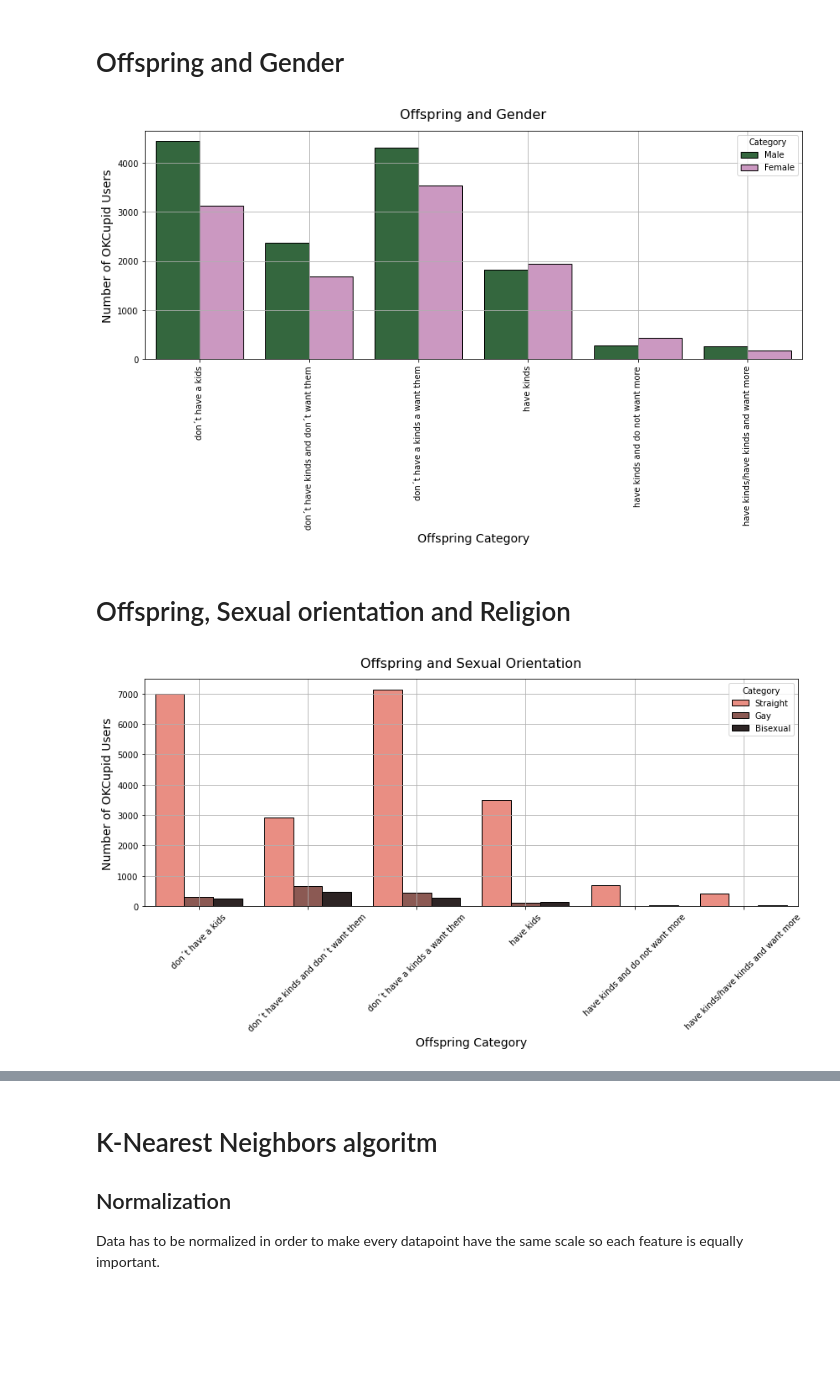
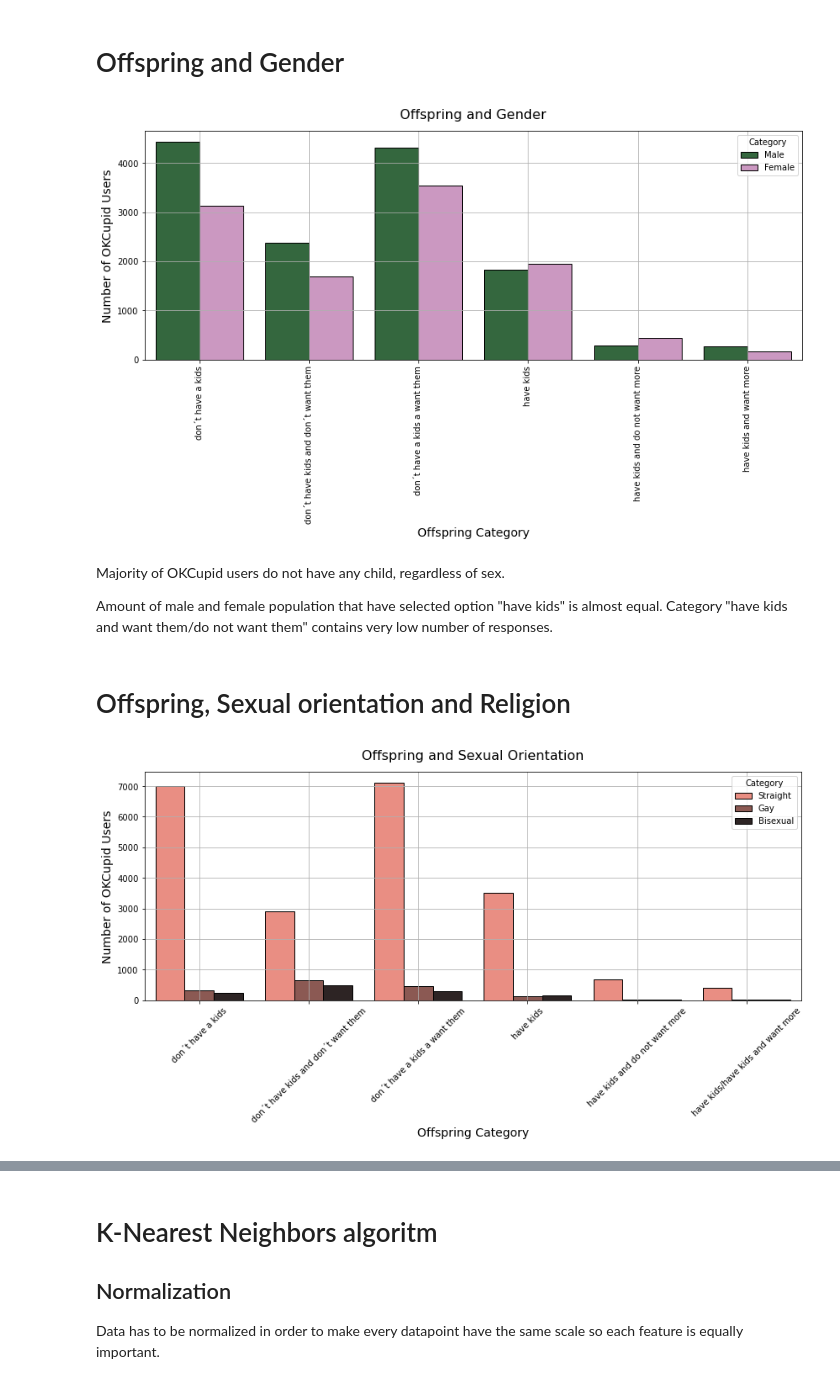
Before and after one commit to pvlasak/Codecademy_Build_ML_Model, a Jupyter notebook: Date_App_OKCupid___Project_ML__.ipynb, the cells around one changed output, grey strips where cells are left out. Saved outputs shown, nothing was run; the diff lists cells and outputs as text; code cells hidden in the pictures; blank space fills up the shorter version.

```diff
--- a/Date_App_OKCupid___Project_ML__.ipynb
+++ b/Date_App_OKCupid___Project_ML__.ipynb
@@ -1012,27 +1290,31 @@ ax1.pie(data_job_pie, labels = labels_job_pie, colors=color_job_pie,
 # %%
 fig, axes = plt.subplots(1,1, figsize=(14,5))
 (ax1) = axes
 
 
 title = 'Offspring and Gender'
 
 xlabel = 'Offspring Category'
 ylabel = 'Number of OKCupid Users'
-x_ticks_labels = ['don´t have a kids', 'don´t have kinds and don´t want them', 'don´t have a kinds a want them',
-                    'have kinds', 'have kinds and do not want more', 'have kinds/have kinds and want more']
+x_ticks_labels = ['don´t have a kids', 'don´t have kids and don´t want them', 'don´t have a kids a want them',
+                    'have kids', 'have kids and do not want more', 'have kids and want more']
 
 
 df_a = df.query("sex_code == 0").assign(count = 1).groupby("offspring_code").count()[["count"]].assign(Category = "Male")
 df_b = df.query("sex_code == 1").assign(count = 1).groupby("offspring_code").count()[["count"]].assign(Category = "Female")
 df_plot = pd.concat([df_a, df_b], axis = 0)
 sns.barplot(x = df_plot.index, y = 'count', hue = 'Category', data = df_plot, ax=ax1, edgecolor = 'black', palette="cubehelix");
 ax1.set_title(title, fontsize=16, y= 1.03)
 ax1.set_xlabel(xlabel, fontsize=14)
 ax1.set_ylabel(ylabel, fontsize=14)
 ax1.set_xticklabels(labels = x_ticks_labels, rotation = 90)
 ax1.grid()
 # %% [output]
-[figure, old version]
+[figure, new version]
+# %% [markdown]
+Majority of OKCupid users do not have any child, regardless of sex.
+
+Amount of male and female population that have selected option "have kids" is almost equal. Category "have kids and want them/do not want them" contains very low number of responses.
 # %% [markdown]
 # Offspring, Sexual orientation and Religion
 # %%
@@ -1044,8 +1326,8 @@ title = 'Offspring and Sexual Orientation'
 
 xlabel = 'Offspring Category'
 ylabel = 'Number of OKCupid Users'
-x_ticks_labels = ['don´t have a kids', 'don´t have kinds and don´t want them', 'don´t have a kinds a want them',
-                    'have kids', 'have kinds and do not want more', 'have kinds/have kinds and want more']
+x_ticks_labels = ['don´t have a kids', 'don´t have kids and don´t want them', 'don´t have a kids a want them',
+                    'have kids', 'have kids and do not want more', 'have kids/have kids and want more']
 
 
 df_a = df.query("orientation_code == 0").assign(count = 1).groupby("offspring_code").count()[["count"]].assign(Category = "Straight")
@@ -1059,7 +1341,7 @@ ax1.set_ylabel(ylabel, fontsize=14)
 ax1.set_xticklabels(labels = x_ticks_labels, rotation = 45)
 ax1.grid()
 # %% [output]
-[figure, old version]
+[figure, new version]
 # %%
 fig, axes = plt.subplots(1,2, figsize = (12,6), sharey=True)
 (ax1, ax2) = axes
```
Also changed, not shown: parts of 158 cells of this notebook.
